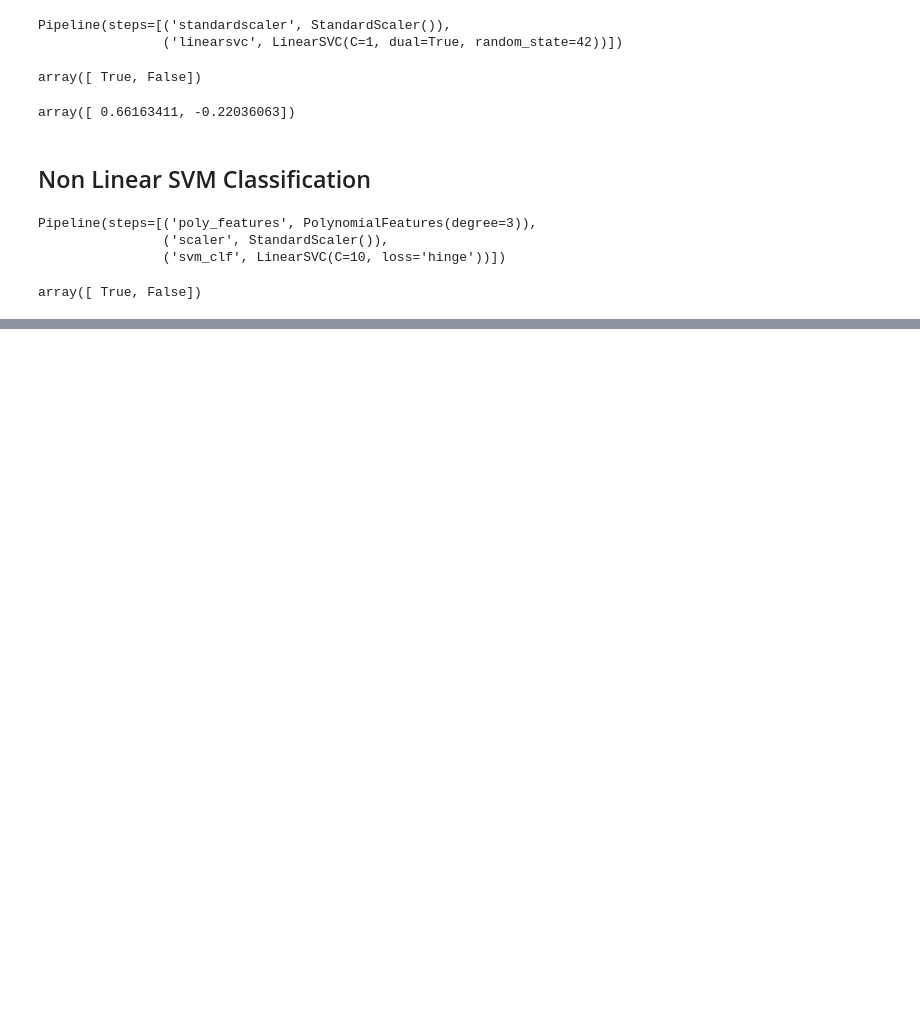
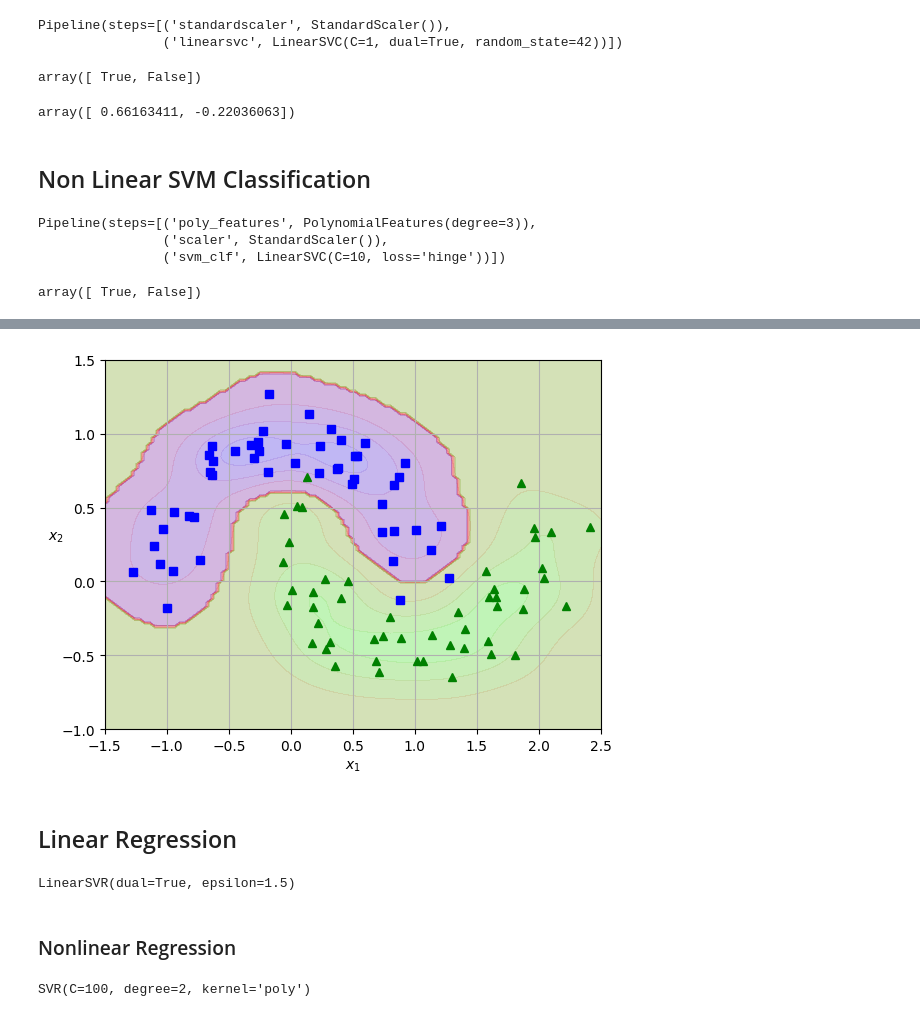
Before and after one commit to yograi343/Hands_on_machine_learning, a Jupyter notebook: SVM.ipynb, the cells around one changed output, grey strips where cells are left out. Saved outputs shown, nothing was run; the diff lists cells and outputs as text; code cells hidden in the pictures; blank space fills up the shorter version.

```diff
--- a/SVM.ipynb
+++ b/SVM.ipynb
@@ -83,0 +114,21 @@ def plot_dataset(X,y,axes):
+# %%
+plot_dataset(X, y, [-1.5, 2.5, -1, 1.5])
+plot_predictions(rbf_kernel_svm_clf, [-1.5, 2.5, -1, 1.5])
+# %% [output]
+[figure, added]
+# %% [markdown]
+## Linear Regression
+# %%
+from sklearn.svm import LinearSVR
+svm_reg = LinearSVR(epsilon=1.5,dual=True)
+svm_reg.fit(X,y)
+# %% [output]
+LinearSVR(dual=True, epsilon=1.5)
+# %% [markdown]
+### Nonlinear Regression
+# %%
+from sklearn.svm import SVR
+svm_poloy_reg = SVR(kernel='poly',degree=2,C=100,epsilon=0.1)
+svm_poloy_reg.fit(X,y)
+# %% [output]
+SVR(C=100, degree=2, kernel='poly')
```
Also changed, not shown: parts of 8 cells of this notebook, 3 other files.
